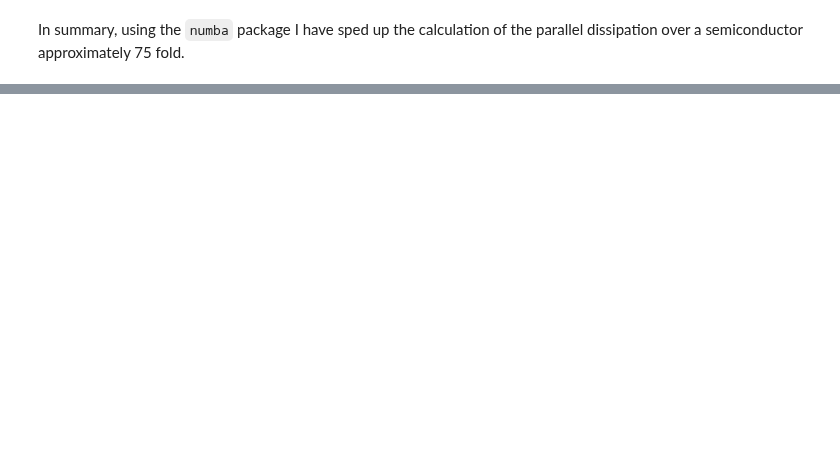
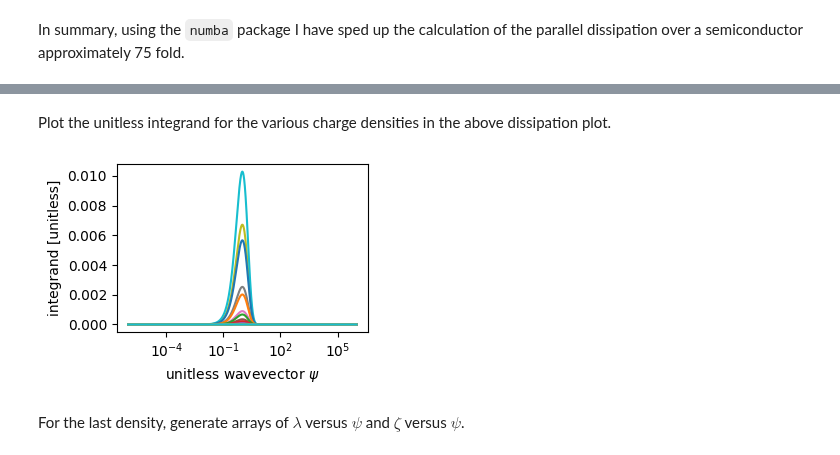
Before and after one commit to Marohn-Group/dissipationtheory, a Jupyter notebook: development/dissipation-theory--Study-5.ipynb, the cells around one changed output, grey strips where cells are left out. Drawn from its saved outputs; the diff is of its cells as text; code cells hidden in the pictures; blank space fills up the shorter version.

```diff
--- a/development/dissipation-theory--Study-5.ipynb
+++ b/development/dissipation-theory--Study-5.ipynb
@@ -791,0 +814,26 @@ In summary, using the `numba` package I have sped up the calculation of the para
+# %% [markdown]
+Plot the unitless integrand for the various charge densities in the above dissipation plot.
+# %%
+psi_ = np.logspace(-6, 6, num=5000)
+integrand_ = np.zeros_like(psi_)
+
+plt.figure(figsize=(3.50, 2.50))
+for index, rho__ in enumerate(rho2_):
+
+    sample2_jit.rho = rho__.to('1/m^3').magnitude
+    for index, psi__ in enumerate(psi_):
+        integrand_[index] = -1 * theta2norm_jit(psi__, sample2_jit, 2)
+    plt.semilogx(psi_, integrand_)
+
+plt.xlabel('unitless wavevector $\psi$')
+plt.ylabel('integrand [unitless]')
+plt.tight_layout()
+
+plt.savefig(THIS + '--Fig-3a', dpi=300)
+plt.savefig(THIS + '--Fig-3a.pdf')
+
+plt.show()
+# %% [output]
+[figure, added]
+# %% [markdown]
+For the last density, generate arrays of $\lambda$ versus $\psi$ and $\zeta$ versus $\psi$.
```
Also changed, not shown: parts of 26 cells of this notebook, 15 other files.
